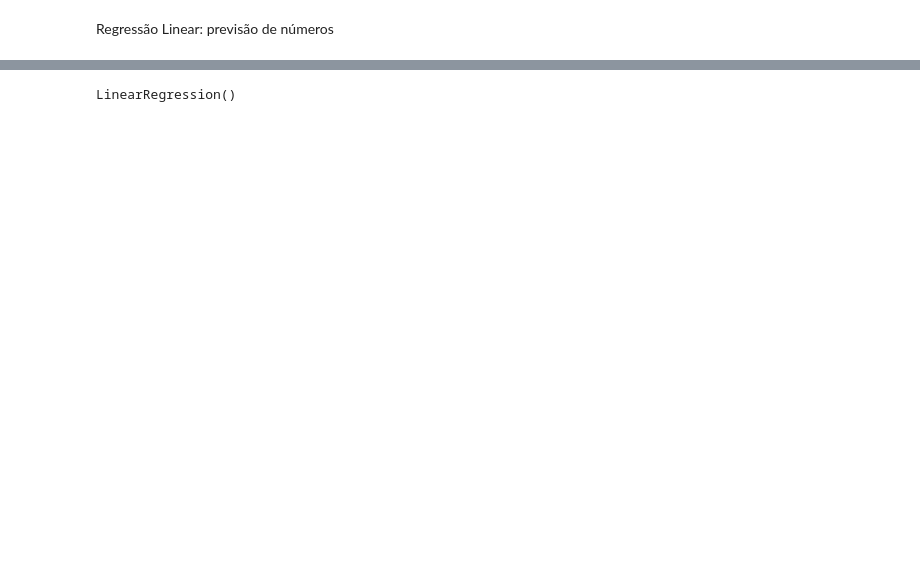
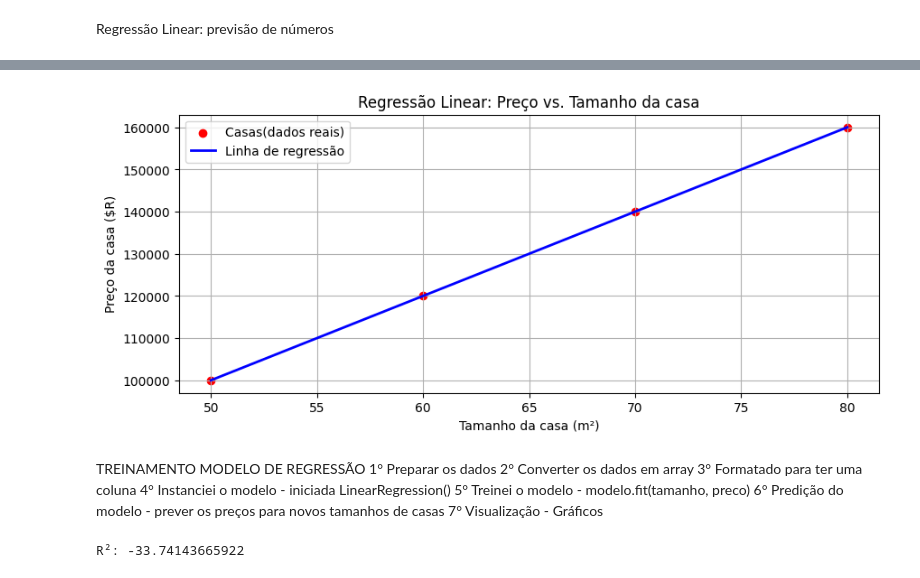
Before and after one commit to freitasecia49/NovoGitRepositorio, a Jupyter notebook: Machine_Learning_CODE.ipynb, the cells around one changed output, grey strips where cells are left out. Cells and saved outputs as stored; diff of their text form; code cells hidden in the pictures; blank space fills up the shorter version.

```diff
--- a/Machine_Learning_CODE.ipynb
+++ b/Machine_Learning_CODE.ipynb
@@ -108,17 +110,56 @@ import scipy.stats as stats
 # %%
 tamanho = [50, 60, 70, 80]
-preco = [100000, 120000, 140000, 160000]
+preco = [100000 , 120000 , 140000, 160000]
 
-'''np.array(tamanho) = transforma a lista em array numPy, que é o formato que os modelos aceitam.
-reshape(-1,1) = transforma o array em um formato de matria com uma coluna, porque o modelo epera esse formato: uma matriz de entrada.
-O parâmetro (-1,1) serve para dizer ao numpy: descubra sozinho quantas linhas eu preciso, desde que tenha uma coluna'''
-tamanho = np.array(tamanho).reshape(-1, 1)
-preco = np.array(preco)
-
-'''LinearRegression() = criar um modelo de regressão linear (uma reta)
-.fit(tamanho, preco) = o modelo aprende a relação entre o tamanho de casa e o preço'''
-
+tamanho = np.array(tamanho).reshape(-1,1)
+'''
+np.array(tamanho) = transforma a lista em array numPy, que é o formato que os modelos aceitam
+.reshape(-1, 1) = transforma o array em um formato de matriz com uma coluna,
+porque o modelo espera esse formato: uma matriz de entrada.
+O parâmetro (-1,1) serve para dizer ao numpy: descubra sozinho quantas linhas eu preciso, desde que
+tenha uma coluna
+'''
 modelo = LinearRegression()
 modelo.fit(tamanho, preco)
+'''
+LinearRegression() = cria um modelo de regressão linear (uma reta)
+.fit(tamanho, preco) = o modelo aprende a relação entre o tamanho da casa e o preço
+'''
+tamanho_para_plotar = np.linspace(tamanho.min(), tamanho.max(), 100).reshape(-1, 1)
+preco_previsto = modelo.predict(tamanho_para_plotar)
+
+'''
+np.linspace(...): cria 100 valores entre o menor e o maior tamanho da casa. Serve para desenhar a linha do gráfico
+(regressão) com maior suavidade
+
+modelo.predict(...): o modelo prevê os preços para esses 100 tamanhos - gera pontos da linha vermelha no gráfico
+'''
+
+#Plotar
+plt.figure(figsize=(10,4))
+plt.scatter(tamanho, preco, color = 'red', label = 'Casas(dados reais)') #gráfico de depressão
+plt.plot(tamanho_para_plotar, preco_previsto, color='blue', linewidth=2, label='Linha de regressão')
+plt.xlabel('Tamanho da casa (m²)')
+plt.ylabel('Preço da casa ($R)')
+plt.title('Regressão Linear: Preço vs. Tamanho da casa')
+plt.legend()
+plt.grid(True)
+plt.show()
 # %% [output]
-LinearRegression()
+[figure, added]
+# %% [markdown]
+TREINAMENTO MODELO DE REGRESSÃO
+1° Preparar os dados
+2° Converter os dados em array
+3° Formatado para ter uma coluna
+4° Instanciei o modelo - iniciada LinearRegression()
+5° Treinei o modelo - modelo.fit(tamanho, preco)
+6° Predição do modelo - prever os preços para novos tamanhos de casas
+7° Visualização - Gráficos
+# %%
+r2 = modelo.score(tamanho, preco) #coeficiente de determinação (R²) -> mede a fração da variância nos dados.
+print(f'R²: {r2}')
+# significa que o modelo explica perfeitamento os dados,
+# r² = próximo de zero, não significa nada
+# %% [output]
+R²: -33.74143665922
```
Also changed, not shown: parts of 8 cells of this notebook.
